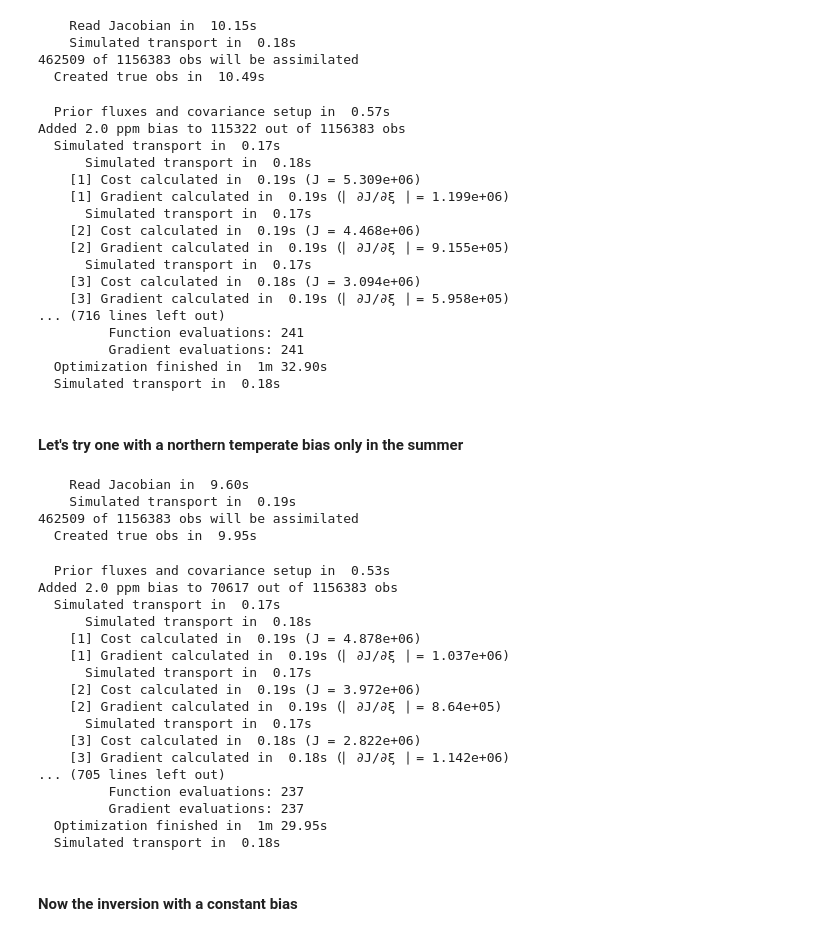
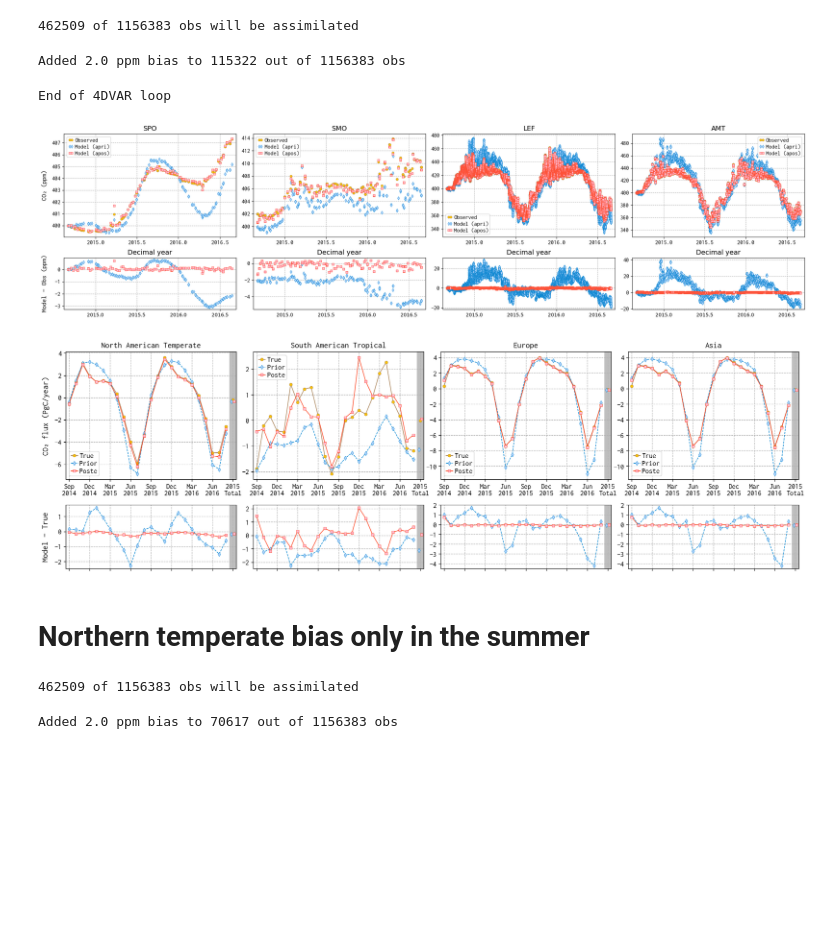
Before and after one commit to AgilentGCMS/ssim-ghg-2024, a Jupyter notebook: var4d/explore_biases.ipynb, the cells around one changed output. Drawn from its saved outputs; the diff is of its cells as text; code cells hidden in the pictures; blank space fills up the shorter version.

```diff
--- a/var4d/explore_biases.ipynb
+++ b/var4d/explore_biases.ipynb
@@ -75,62 +44,31 @@ Added 2.0 ppm bias to 462509 out of 1156383 obs
 # %%
-var4d = Var4D_Components('all_is_tropical_bias', verbose=True, store_intermediate=False)
+var4d = Var4D_Components('all_is_tropical_bias', verbose=False, store_intermediate=False)
 flux_corr_structure = {'temp_corr': 2.0} # 2-month temporal correlation, no horizontal correlation
 obs_assim_dict = {'is': True}
 var4d.var4d_setup(obs_to_assim=obs_assim_dict, corr_structure=flux_corr_structure, prior_unc_scale=0.25) # prior flux error = 0.25 * abs(prior flux)
 var4d.add_obs_bias(2.0, platform='is', lat_min=-30., lat_max=30.)
 var4d.var4d_chain(max_iter=500, optim_method='BFGS')
 # %% [output]
-    Read Jacobian in  10.15s
-    Simulated transport in  0.18s
 462509 of 1156383 obs will be assimilated
-  Created true obs in  10.49s
-  Prior fluxes and covariance setup in  0.57s
 Added 2.0 ppm bias to 115322 out of 1156383 obs
-  Simulated transport in  0.17s
-      Simulated transport in  0.18s
-    [1] Cost calculated in  0.19s (J = 5.309e+06)
-    [1] Gradient calculated in  0.19s (⎸∂J/∂ξ⎹ = 1.199e+06)
-      Simulated transport in  0.17s
-    [2] Cost calculated in  0.19s (J = 4.468e+06)
-    [2] Gradient calculated in  0.19s (⎸∂J/∂ξ⎹ = 9.155e+05)
-      Simulated transport in  0.17s
-    [3] Cost calculated in  0.18s (J = 3.094e+06)
-    [3] Gradient calculated in  0.19s (⎸∂J/∂ξ⎹ = 5.958e+05)
-... (716 lines left out)
-         Function evaluations: 241
-         Gradient evaluations: 241
-  Optimization finished in  1m 32.90s
-  Simulated transport in  0.18s
+End of 4DVAR loop
+# %%
+po3 = Visualize_Obs('all_is_tropical_bias')
+vf3 = Visualize_Fluxes('all_is_tropical_bias')
+po3.plot_site(['spo','smo','lef','amt'])
+vf3.plot_region(['North American Temperate', 'South American Tropical', 'Europe', 'Asia'])
+# %% [output]
+[figure, added]
+[figure, added]
 # %% [markdown]
-#### Let's try one with a northern temperate bias only in the summer
+# Northern temperate bias only in the summer
 # %%
-var4d = Var4D_Components('all_is_ntemp_bias', verbose=True, store_intermediate=False)
+var4d = Var4D_Components('all_is_ntemp_bias', verbose=False, store_intermediate=False)
 flux_corr_structure = {'temp_corr': 2.0} # 2-month temporal correlation, no horizontal correlation
 obs_assim_dict = {'is': True}
 var4d.var4d_setup(obs_to_assim=obs_assim_dict, corr_structure=flux_corr_structure, prior_unc_scale=0.25) # prior flux error = 0.25 * abs(prior flux)
 var4d.add_obs_bias(2.0, platform='is', lat_min=30., lat_max=60., months=[6,7,8])
 var4d.var4d_chain(max_iter=500, optim_method='BFGS')
 # %% [output]
-    Read Jacobian in  9.60s
-    Simulated transport in  0.19s
 462509 of 1156383 obs will be assimilated
-  Created true obs in  9.95s
-  Prior fluxes and covariance setup in  0.53s
 Added 2.0 ppm bias to 70617 out of 1156383 obs
-  Simulated transport in  0.17s
-      Simulated transport in  0.18s
-    [1] Cost calculated in  0.19s (J = 4.878e+06)
-    [1] Gradient calculated in  0.19s (⎸∂J/∂ξ⎹ = 1.037e+06)
-      Simulated transport in  0.17s
-    [2] Cost calculated in  0.19s (J = 3.972e+06)
-    [2] Gradient calculated in  0.19s (⎸∂J/∂ξ⎹ = 8.64e+05)
-      Simulated transport in  0.17s
-    [3] Cost calculated in  0.18s (J = 2.822e+06)
-    [3] Gradient calculated in  0.18s (⎸∂J/∂ξ⎹ = 1.142e+06)
-... (705 lines left out)
-         Function evaluations: 237
-         Gradient evaluations: 237
-  Optimization finished in  1m 29.95s
-  Simulated transport in  0.18s
-# %% [markdown]
-#### Now the inversion with a constant bias
```
Also changed, not shown: parts of 15 cells of this notebook, 3 other files.
